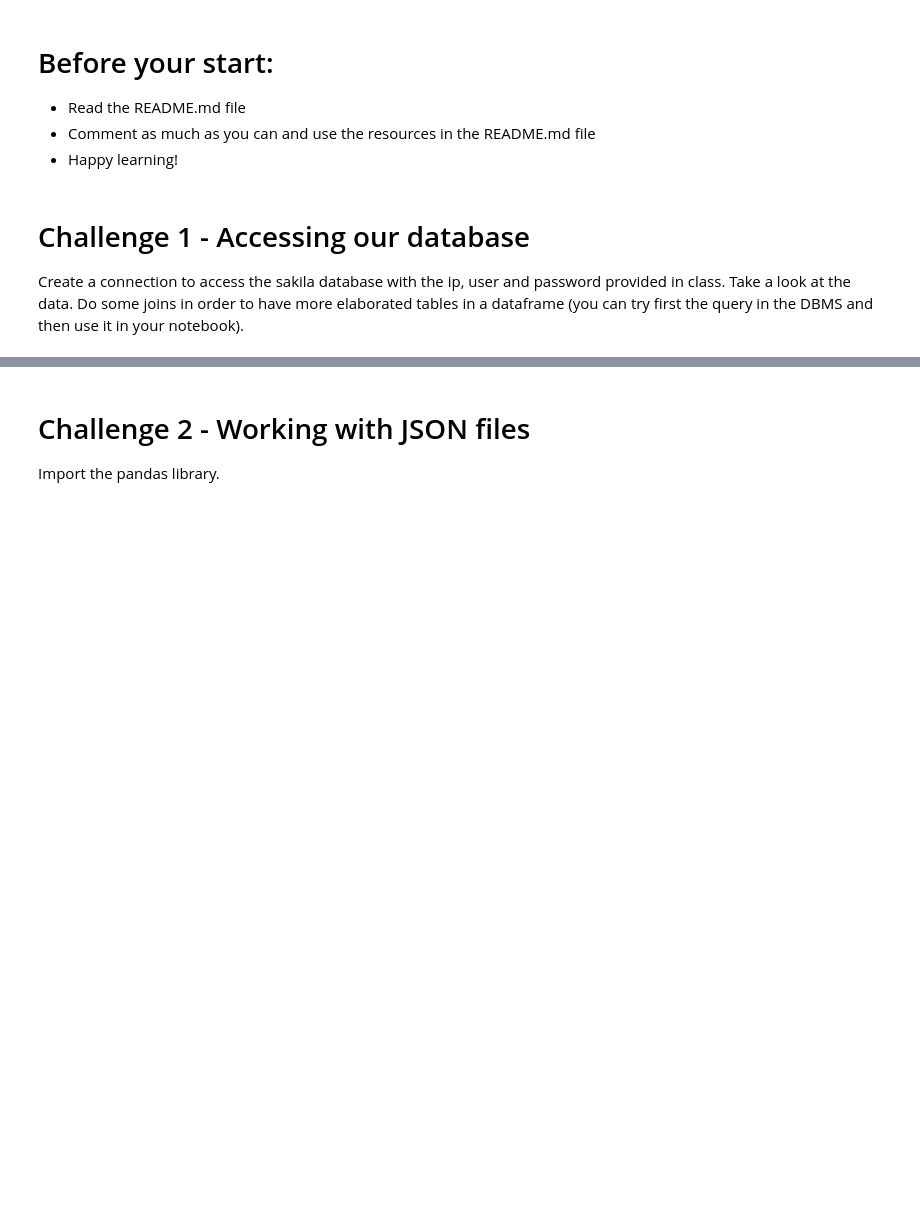
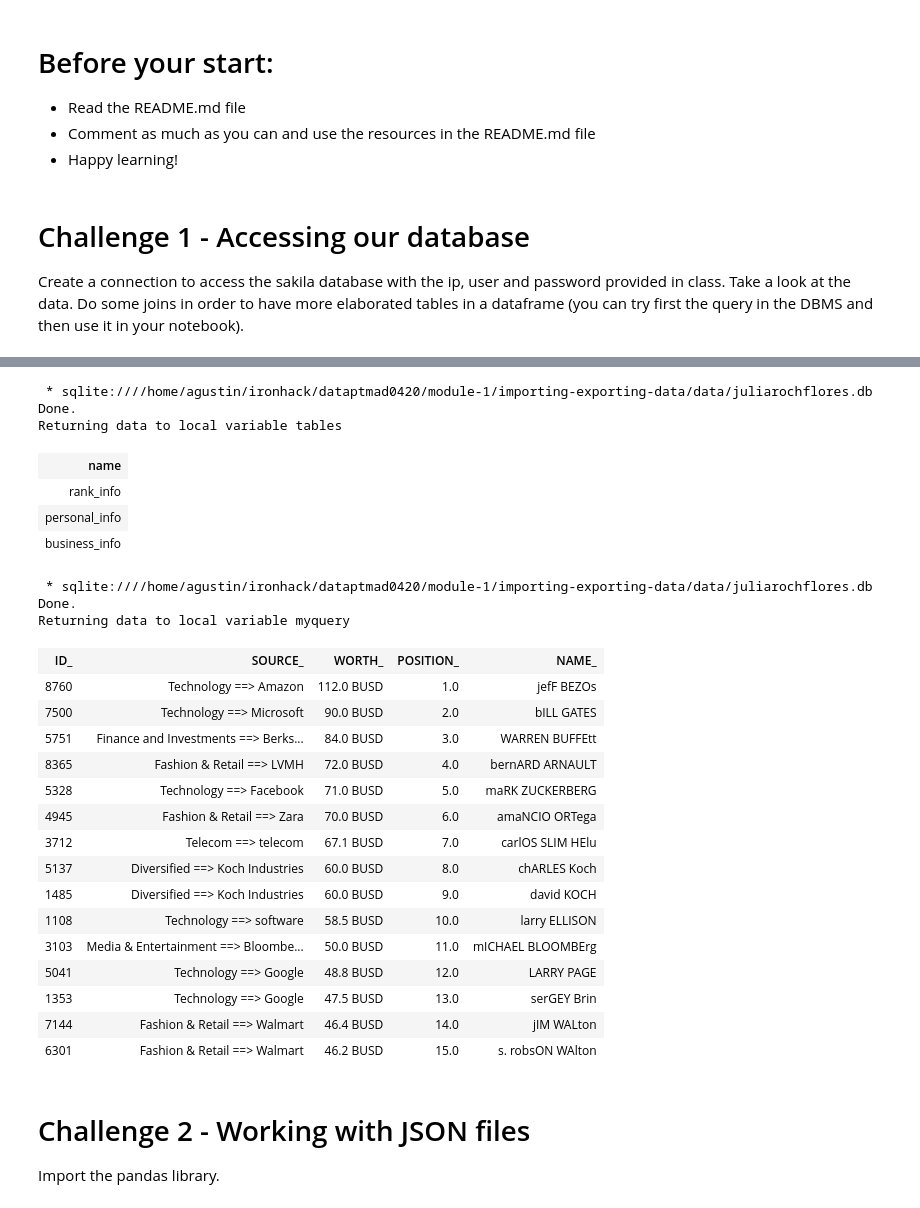
Before and after one commit to ta-data-mad/dataptmad0420, a Jupyter notebook: module-1/importing-exporting-data/your-code/main.ipynb, the cells around one changed output, grey strips where cells are left out. Cells and saved outputs as stored; diff of their text form; code cells hidden in the pictures; blank space fills up the shorter version.

```diff
--- a/module-1/importing-exporting-data/your-code/main.ipynb
+++ b/module-1/importing-exporting-data/your-code/main.ipynb
@@ -11,3 +22,60 @@ Create a connection to access the sakila database with the ip, user and password
+# %%
+%%sql tables <<
+
+SELECT
+    name
+FROM
+    sqlite_master
+WHERE
+    type ='table' AND
+    name NOT LIKE 'sqlite_%';
+# %% [output]
+ * sqlite:////home/agustin/ironhack/dataptmad0420/module-1/importing-exporting-data/data/juliarochflores.db
+Done.
+Returning data to local variable tables
+# %%
+tables
+# %% [output]
+| name |
+| rank_info |
+| personal_info |
+| business_info |
+# %%
+%%sql myquery <<
+
+SELECT
+business_info.id as ID_,
+business_info."Source" as SOURCE_,
+business_info.worth as WORTH_,
+rank_info."position" as POSITION_,
+rank_info.name as NAME_
+from business_info
+JOIN rank_info
+ON business_info.id = rank_info.id
+LIMIT 15;
+# %% [output]
+ * sqlite:////home/agustin/ironhack/dataptmad0420/module-1/importing-exporting-data/data/juliarochflores.db
+Done.
+Returning data to local variable myquery
+# %%
+myquery
+# %% [output]
+| ID_ | SOURCE_ | WORTH_ | POSITION_ | NAME_ |
+| 8760 | Technology ==> Amazon | 112.0 BUSD | 1.0 | jefF BEZOs |
+| 7500 | Technology ==> Microsoft | 90.0 BUSD | 2.0 | bILL GATES |
+| 5751 | Finance and Investments ==> Berks... | 84.0 BUSD | 3.0 | WARREN BUFFEtt |
+| 8365 | Fashion & Retail ==> LVMH | 72.0 BUSD | 4.0 | bernARD ARNAULT |
+| 5328 | Technology ==> Facebook | 71.0 BUSD | 5.0 | maRK ZUCKERBERG |
+| 4945 | Fashion & Retail ==> Zara | 70.0 BUSD | 6.0 | amaNCIO ORTega |
+| 3712 | Telecom ==> telecom | 67.1 BUSD | 7.0 | carlOS SLIM HElu |
+| 5137 | Diversified ==> Koch Industries | 60.0 BUSD | 8.0 | chARLES Koch |
+| 1485 | Diversified ==> Koch Industries | 60.0 BUSD | 9.0 | david KOCH |
+| 1108 | Technology ==> software | 58.5 BUSD | 10.0 | larry ELLISON |
+| 3103 | Media & Entertainment ==> Bloombe... | 50.0 BUSD | 11.0 | mICHAEL BLOOMBErg |
+| 5041 | Technology ==> Google | 48.8 BUSD | 12.0 | LARRY PAGE |
+| 1353 | Technology ==> Google | 47.5 BUSD | 13.0 | serGEY Brin |
+| 7144 | Fashion & Retail ==> Walmart | 46.4 BUSD | 14.0 | jIM WALton |
+| 6301 | Fashion & Retail ==> Walmart | 46.2 BUSD | 15.0 | s. robsON WAlton |
 # %% [markdown]
 # Challenge 2 - Working with JSON files
 
```
Also changed, not shown: parts of 13 cells of this notebook.
